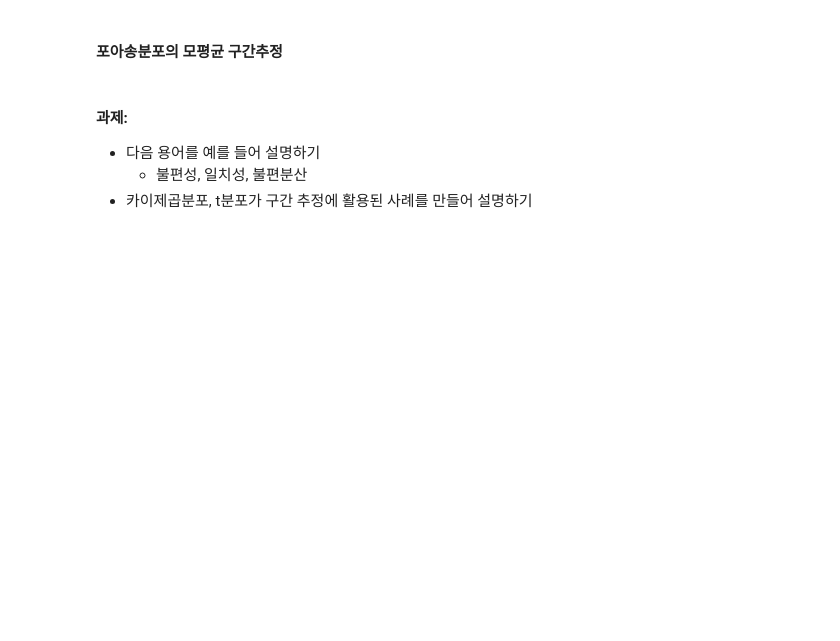
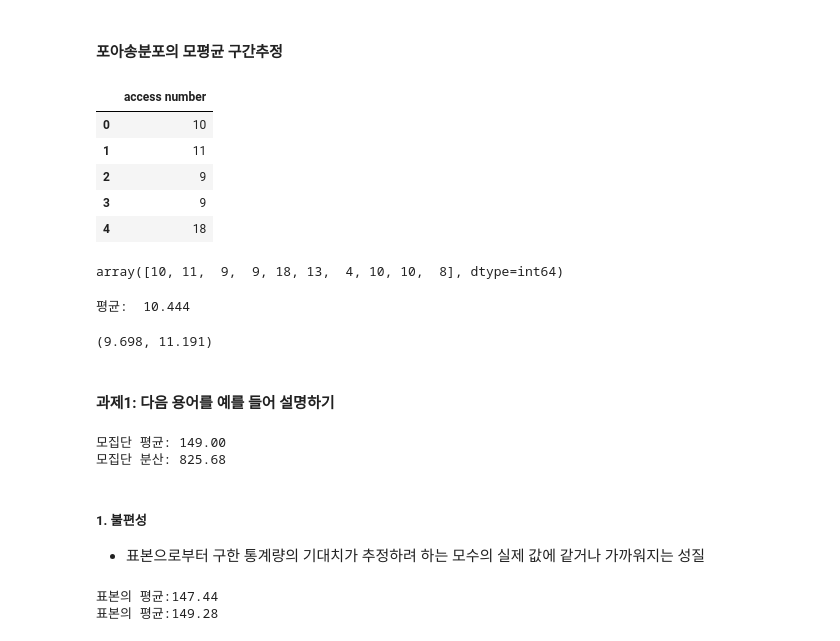
Before and after one commit to choi-aerim/cakd7_class, a Jupyter notebook: m3_ 통계/Statistics_3.ipynb, the cells around one changed output. Drawn from its saved outputs; the diff is of its cells as text; code cells hidden in the pictures; blank space fills up the shorter version.

```diff
--- a/m3_ 통계/Statistics_3.ipynb
+++ b/m3_ 통계/Statistics_3.ipynb
@@ -211,7 +381,68 @@ plt.show()
 # %% [markdown]
 #### 포아송분포의 모평균 구간추정
+# %%
+# 자료 불러오기
+## 사이트에 대한 1시간당 액세스 수가 72시간 분량이 들어있음
+
+n_access_df= pd.read_csv('ch10_access.csv')
+display(n_access_df.head())
+
+
+# 데이터프레임 -> 배열화
+
+n_access = np.array(n_access_df['access number'])
+n = len(n_access)
+n_access[:10]
+# %% [output]
+|  | access number |
+| 0 | 10 |
+| 1 | 11 |
+| 2 | 9 |
+| 3 | 9 |
+| 4 | 18 |
+array([10, 11,  9,  9, 18, 13,  4, 10, 10,  8], dtype=int64)
+# %%
+# λ(1시간당 평균 액세스 수) 구하기
+
+s_mean = n_access.mean()
+print(f'평균: {s_mean: .3f}')
+
+
+# 신뢰구간 구하기
+rv = stats.norm()
+
+lcl = s_mean - rv.isf(0.025) * np.sqrt(s_mean/n)
+ucl = s_mean - rv.isf(0.975) * np.sqrt(s_mean/n)
+
+lcl, ucl
+# %% [output]
+평균:  10.444
+(9.698, 11.191)
 # %% [markdown]
-#### 과제:
-- 다음 용어를 예를 들어 설명하기
-    - 불편성, 일치성, 불편분산
-- 카이제곱분포, t분포가 구간 추정에 활용된 사례를 만들어 설명하기
+#### 과제1: 다음 용어를 예를 들어 설명하기
+# %%
+# 모집단 생성
+
+population = np.array(np.random.choice(np.arange(100, 200),2000))
+population_mean = np.mean(population)
+population_var = np.var(population)
+print(f'모집단 평균: {population_mean:.2f}')
+print(f'모집단 분산: {population_var:.2f}')
+# %% [output]
+모집단 평균: 149.00
+모집단 분산: 825.68
+# %% [markdown]
+##### 1. 불편성
+- 표본으로부터 구한 통계량의 기대치가 추정하려 하는 모수의 실제 값에 같거나 가까워지는 성질
+# %%
+# 표본 생성
+sample = np.random.choice(population, (20,20))
+sample_mean = np.mean(np.mean(sample, axis = 1))
+print(f'표본의 평균:{sample_mean:.2f}')
+
+sample = np.random.choice(population, (200,20))
+sample_mean = np.mean(np.mean(sample, axis = 1))
+print(f'표본의 평균:{sample_mean:.2f}')
+# %% [output]
+표본의 평균:147.44
+표본의 평균:149.28
```
Also changed, not shown: parts of 28 cells of this notebook, 1 other file.
